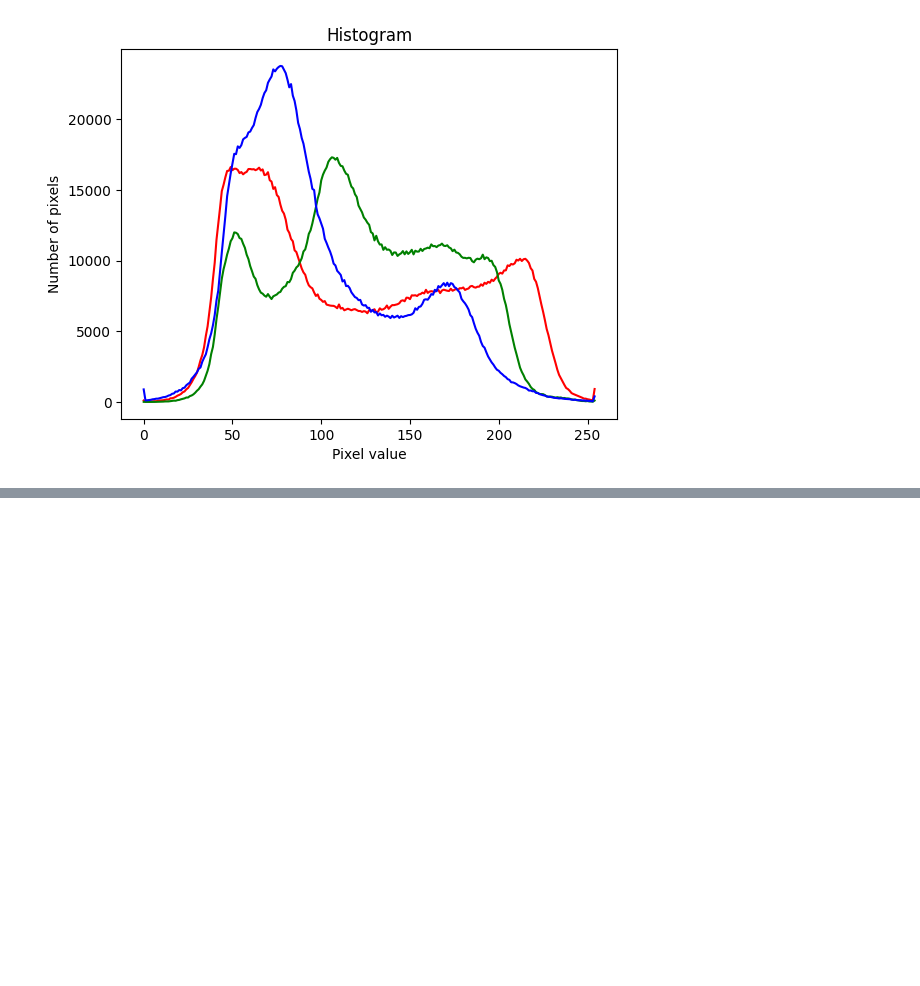
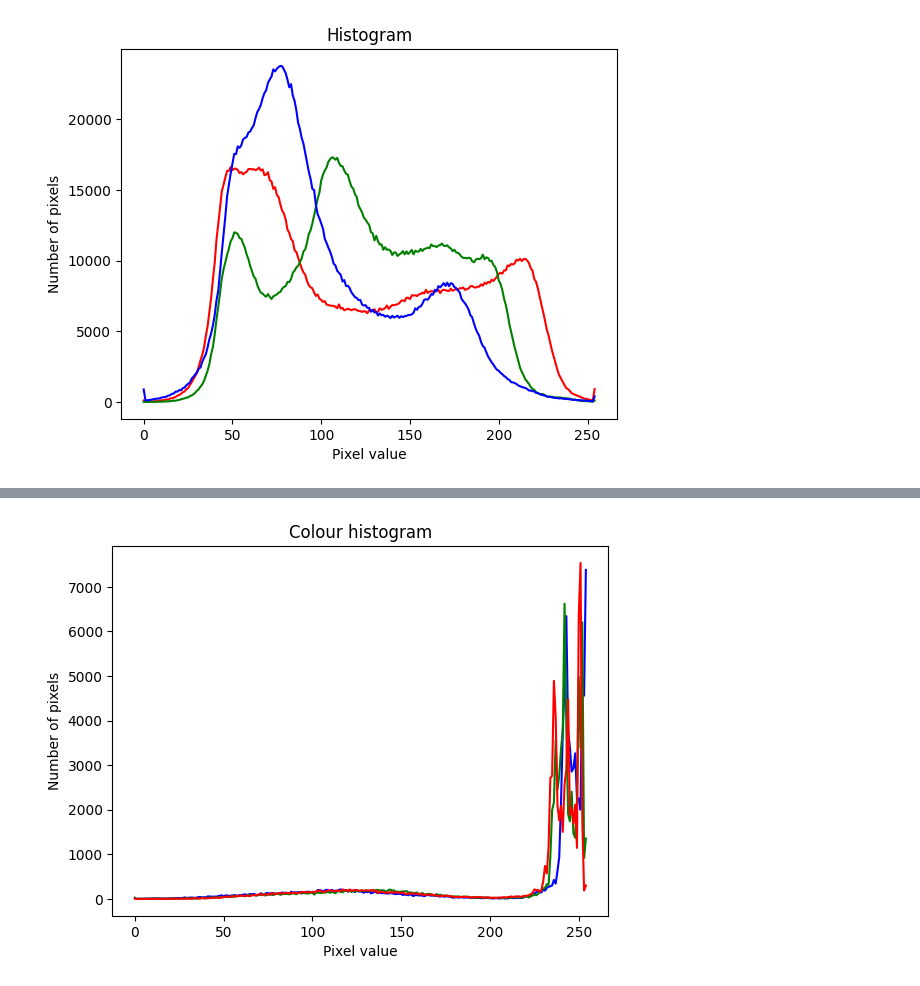
Before and after one commit to LauraBang22/cds-visual, a Jupyter notebook: Notebooks/session3.ipynb, the cells around one changed output, grey strips where cells are left out. Saved outputs shown, nothing was run; the diff lists cells and outputs as text; code cells hidden in the pictures; blank space fills up the shorter version.

```diff
--- a/Notebooks/session3.ipynb
+++ b/Notebooks/session3.ipynb
@@ -170,0 +228,29 @@ NameError: name 'cv2' is not defined
+# %%
+#create tuples by splitting the imgae into seperate colour channels
+channels = cv2.split(image_1)
+
+#create colour tuple
+colors = ("blue", "green", "red")
+
+#create plot
+plt.figure()
+
+#add title
+plt.title("Colour histogram")
+
+#name on the axis
+plt.xlabel("Pixel value")
+plt.ylabel("Number of pixels")
+
+#define a counter variable for my for loop and initialize
+
+i = 0
+
+#put something in the figure by using a for loop
+for channel in channels:
+    hist = cv2.calcHist([channel], [0], None, [255], [0,256])
+    line_color = colors[i] #colours in the plot
+    plt.plot(hist, color=line_color)
+    i += 1
+# %% [output]
+[figure, added]
```
Also changed, not shown: parts of 36 cells of this notebook.
